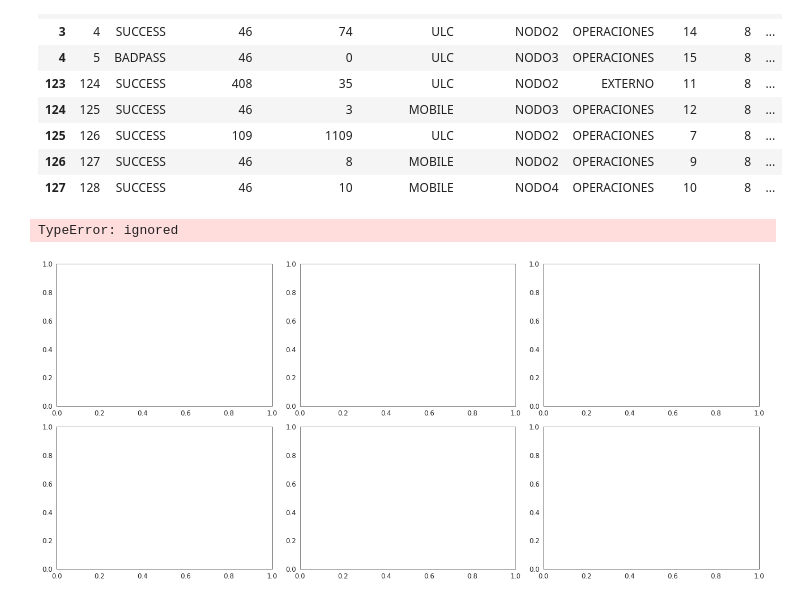
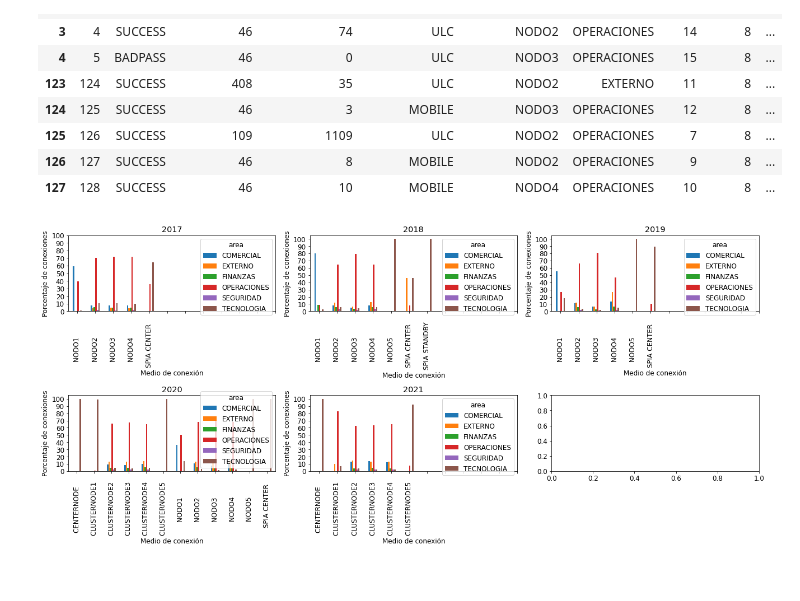
Before and after one commit to marardo/procesamiento_nube, a Jupyter notebook: DATA_CHALLENGE_PSA_V3.ipynb, the cells around one changed output. Cells and saved outputs as stored; diff of their text form; code cells hidden in the pictures.

```diff
--- a/DATA_CHALLENGE_PSA_V3.ipynb
+++ b/DATA_CHALLENGE_PSA_V3.ipynb
@@ -473,48 +668,16 @@ df.head(10)
 | 125 | 126 | SUCCESS | 109 | 1109 | ULC | NODO2 | OPERACIONES | 7 | 8 | ... |
 | 126 | 127 | SUCCESS | 46 | 8 | MOBILE | NODO2 | OPERACIONES | 9 | 8 | ... |
 | 127 | 128 | SUCCESS | 46 | 10 | MOBILE | NODO4 | OPERACIONES | 10 | 8 | ... |
-# %%
-def graficoBivariado(total_rows,total_cols,df,columnIndex,columnValue,ylabel,xlabel,rangex,rangey,typePlot,xlabels,rotation):
-
-  fig, axs = plt.subplots(nrows=total_rows, ncols=total_cols,
-  figsize=(6*total_cols, 4*total_rows), constrained_layout=True)
-
-  for i,fila in dfYearMonth.iterrows():
-    row = i//total_cols
-    pos = i % total_cols
-    dfFilter = df[(df['year']==fila['year'])]
-
-
-   # if typePlot == 'Linea':
-    #  axs[row][pos].plot( dfGroup.index.values,dfGroup.values)
-    #else:
-
-    data=pd.crosstab(index=df['conectionType'],
-            columns=df['status']).apply(lambda r: r/r.sum() *100,
-                                              axis=1)
-
-    axs[row][pos].plot(data,kin)
-
-    axs[row][pos].set_ylabel(ylabel)
-    axs[row][pos].set_xlabel(xlabel)
-    axs[row][pos].set_xticks(rangex)
-    axs[row][pos].set_yticks(rangey)
-  #  if xlabels != '':
-   #   axs[row][pos].set_xticklabels(xlabels, rotation= rotation)
-   # else:
-   #   axs[row][pos].set_xticklabels(dfGroup.index.values, rotation= rotation)
-    axs[row][pos].title.set_text(str(fila['year']))
 # %%
 graficoBivariado(total_rows,total_cols,df
-                ,'conectionType'
-                ,'status'
-                ,'Cantidad de ingresos'
-                ,'conectionType'
-                ,np.arange(0,10, 1)
-                ,np.arange(0, 0, 100)
+                ,'conectionNode'
+                ,'area'
+                ,'Porcentaje de conexiones'
+                ,'Medio de conexión'
+                ,np.arange(0,12, 1)
+                 ,np.arange(0, 110, 10)
                 ,'Barra'
                 ,''
-                ,90)
+                ,45)
 # %% [output]
-TypeError: ignored
-[figure, old version]
+[figure, new version]
```
Also changed, not shown: parts of 27 cells of this notebook.
